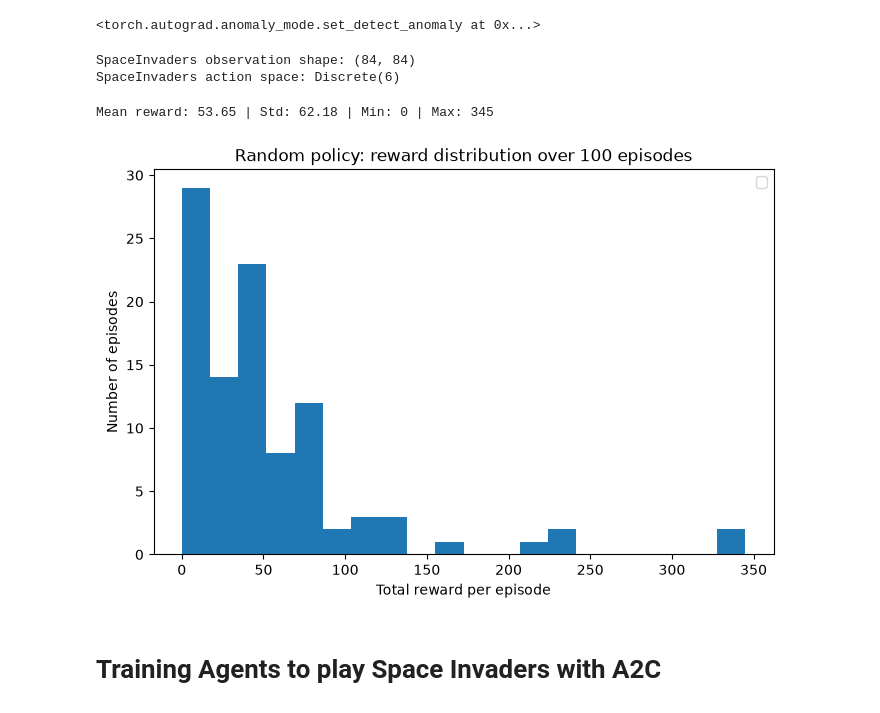
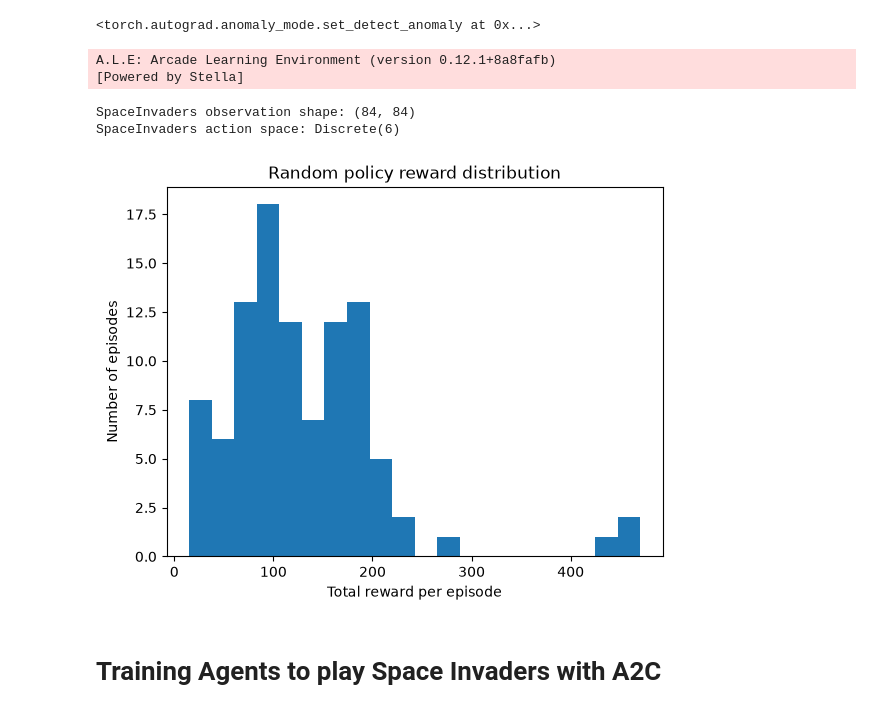
Before and after one commit to RobertMyersJr/CSC-5661, a Jupyter notebook: lab_5/A2C_Gym_Space_Invaders_starter.ipynb, the cells around one changed output. Saved outputs shown, nothing was run; the diff lists cells and outputs as text; code cells hidden in the pictures.

```diff
--- a/lab_5/A2C_Gym_Space_Invaders_starter.ipynb
+++ b/lab_5/A2C_Gym_Space_Invaders_starter.ipynb
@@ -55,7 +55,7 @@ def make_env(env_name = "ALE/SpaceInvaders-v5"):
         grayscale_obs=True,
         frame_skip=4,
         scale_obs=True, #note these could also be normalized in the network
-        terminal_on_life_loss=True)    #set up the preprocessing choices
+        terminal_on_life_loss=False)    #set up the preprocessing choices
     return env
 
 #@@@@@@@@@@@@@@@@@@@@@@@@@@@@@@@@@@@@@@@@@@@@@@@@@@@@@@@@@@@@@@@@@
@@ -258,7 +229,7 @@ print("SpaceInvaders action space:", env.action_space)    #print A(s)
 # print("SpaceInvaders number of actions:", env.action_space.n)    #print |A(s)|
 
 #set up the agent
-history_length = 1
+history_length = 4
 CNNconfig = {
     'input':{'input_channels':history_length,'input_size':84}
     ,'n_actions':6
@@ -278,11 +249,13 @@ Agent_config = {'history_length':history_length    #the number of screens to con
 
 agent = Agent(Agent_config)
 # %% [output]
-SpaceInvaders observation shape: (84, 84)
-SpaceInvaders action space: Discrete(6)
+A.L.E: Arcade Learning Environment (version 0.12.1+8a8fafb)
+[Powered by Stella]
+SpaceInvaders observation shape: (84, 84)
+SpaceInvaders action space: Discrete(6)
 # %%
 n_episodes = 100
-episode_rewards = []    #record the total reward for each episode
+episode_rewards = []
 for epi in range(n_episodes):
     obs, info = env.reset()    #init up the environment
     history = agent.init_history(obs,Agent_config['history_length'])    #Init the history
@@ -296,36 +269,24 @@ for epi in range(n_episodes):
         action = env.action_space.sample()
         #TODO evolve environment
         observation, reward, terminated, truncated, info = env.step(action)
-        steps += 1    #increment the number of steps
-        total_reward += reward    #add the reward
+        total_reward += reward
 
         stop = terminated or truncated    #update the stopping condition
 
         if stop:    #if the episode ended...
             obs, info = env.reset()    #reset the environment
 
-    episode_rewards.append(total_reward)    #store this episode's total reward
-
-episode_rewards = np.array(episode_rewards)
-print(f"Mean reward: {episode_rewards.mean():.2f} | Std: {episode_rewards.std():.2f} | "
-      f"Min: {episode_rewards.min():.0f} | Max: {episode_rewards.max():.0f}")
+    episode_rewards.append(total_reward)
-# %% [output]
-Mean reward: 53.65 | Std: 62.18 | Min: 0 | Max: 345
 # %%
-#@@@@@@@@@@@@@@@@@@@@@@@@@@@@@@@@@@@@@@@@@@@@@@@@@@@@@@@
-#plot the distribution of total episode rewards
-#@@@@@@@@@@@@@@@@@@@@@@@@@@@@@@@@@@@@@@@@@@@@@@@@@@@@@@@
 import matplotlib.pyplot as plt
 
-fig, ax = plt.subplots(figsize=(8, 5))
-ax.hist(episode_rewards, bins=20)
-ax.set_xlabel('Total reward per episode')
-ax.set_ylabel('Number of episodes')
-ax.set_title(f'Random policy: reward distribution over {len(episode_rewards)} episodes')
-ax.legend()
+plt.hist(episode_rewards, bins=20)
+plt.xlabel('Total reward per episode')
+plt.ylabel('Number of episodes')
+plt.title('Random policy reward distribution')
 plt.show()
 # %% [output]
-[figure, old version]
+[figure, new version]
 # %% [markdown]
 # Training Agents to play Space Invaders with A2C
 # %%
```
Also changed, not shown: parts of 3 cells of this notebook, 4 other files.
